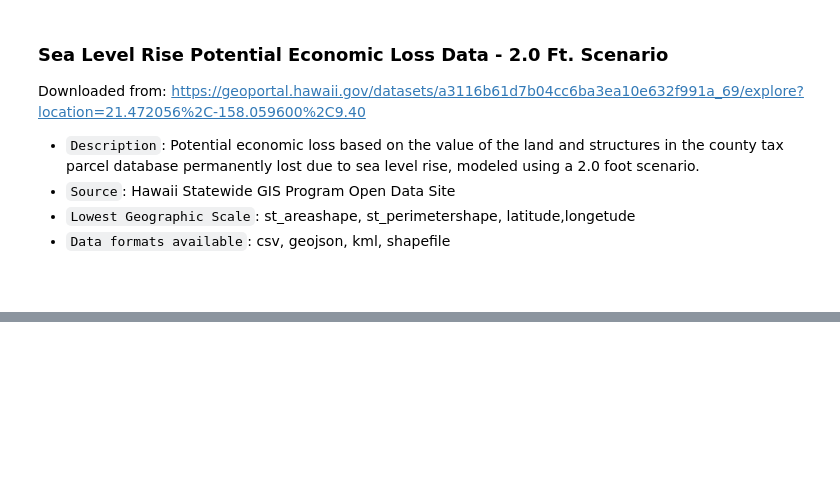
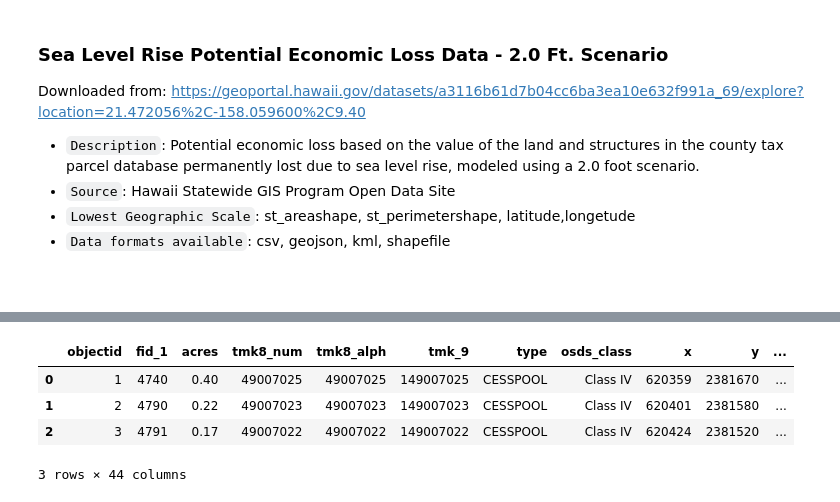
Before and after one commit to mahdi-b/Kanehekili, a Jupyter notebook: Current datasets.ipynb, the cells around one changed output, grey strips where cells are left out. Saved outputs shown, nothing was run; the diff lists cells and outputs as text; code cells hidden in the pictures; blank space fills up the shorter version.

```diff
--- a/Current datasets.ipynb
+++ b/Current datasets.ipynb
@@ -1112,0 +1194,9 @@ FileNotFoundError: [Errno 2] No such file or directory: 'data/slr potential econ
+# %%
+data75 = pd.read_csv("data/onsite sewage disposal systems/On-site_Sewage_Disposal_Systems_-_Oahu.csv")
+data75.head(3)
+# %% [output]
+|  | objectid | fid_1 | acres | tmk8_num | tmk8_alph | tmk_9 | type | osds_class | x | y | ... |
+| 0 | 1 | 4740 | 0.40 | 49007025 | 49007025 | 149007025 | CESSPOOL | Class IV | 620359 | 2381670 | ... |
+| 1 | 2 | 4790 | 0.22 | 49007023 | 49007023 | 149007023 | CESSPOOL | Class IV | 620401 | 2381580 | ... |
+| 2 | 3 | 4791 | 0.17 | 49007022 | 49007022 | 149007022 | CESSPOOL | Class IV | 620424 | 2381520 | ... |
+3 rows × 44 columns
```
Also changed, not shown: parts of 13 cells of this notebook, 14 other files.
